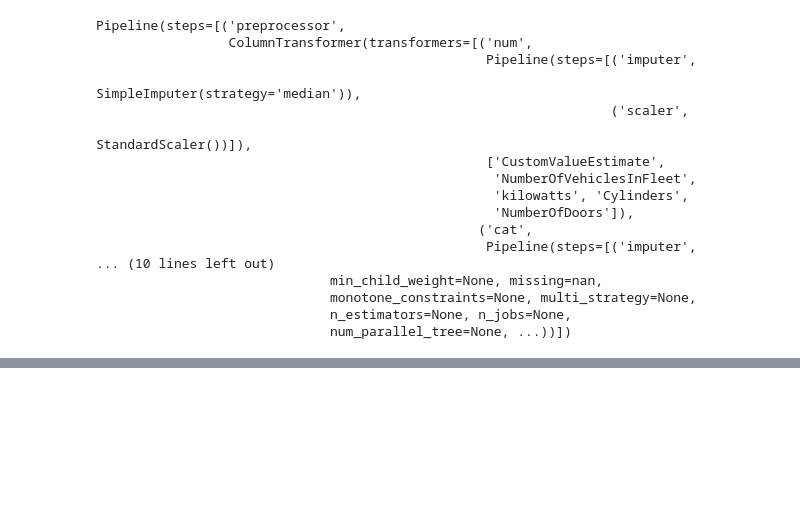
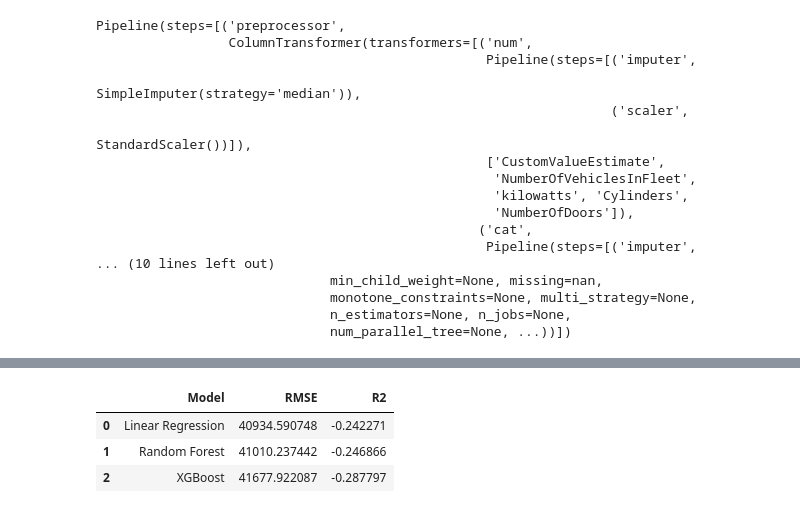
Before and after one commit to Redeat-Birhane/insurance-risk-analytics, a Jupyter notebook: notebooks/03_modeling.ipynb, the cells around one changed output, grey strips where cells are left out. Cells and saved outputs as stored; diff of their text form; code cells hidden in the pictures; blank space fills up the shorter version.

Commit message:
feat: evaluate regression models using RMSE and R2

```diff
--- a/notebooks/03_modeling.ipynb
+++ b/notebooks/03_modeling.ipynb
@@ -220,0 +230,25 @@ Pipeline(steps=[('preprocessor',
+# %%
+def evaluate(model, X_test, y_test):
+    preds = model.predict(X_test)
+    rmse = np.sqrt(mean_squared_error(y_test, preds))
+    r2 = r2_score(y_test, preds)
+    return rmse, r2
+models = {
+    "Linear Regression": lin_model,
+    "Random Forest": rf_model,
+    "XGBoost": xgb_model
+}
+
+results = []
+
+for name, model in models.items():
+    rmse, r2 = evaluate(model, X_test, y_test)
+    results.append([name, rmse, r2])
+
+results_df = pd.DataFrame(results, columns=["Model", "RMSE", "R2"])
+results_df
+# %% [output]
+|  | Model | RMSE | R2 |
+| 0 | Linear Regression | 40934.590748 | -0.242271 |
+| 1 | Random Forest | 41010.237442 | -0.246866 |
+| 2 | XGBoost | 41677.922087 | -0.287797 |
```
Also changed, not shown: parts of 1 cell of this notebook.
